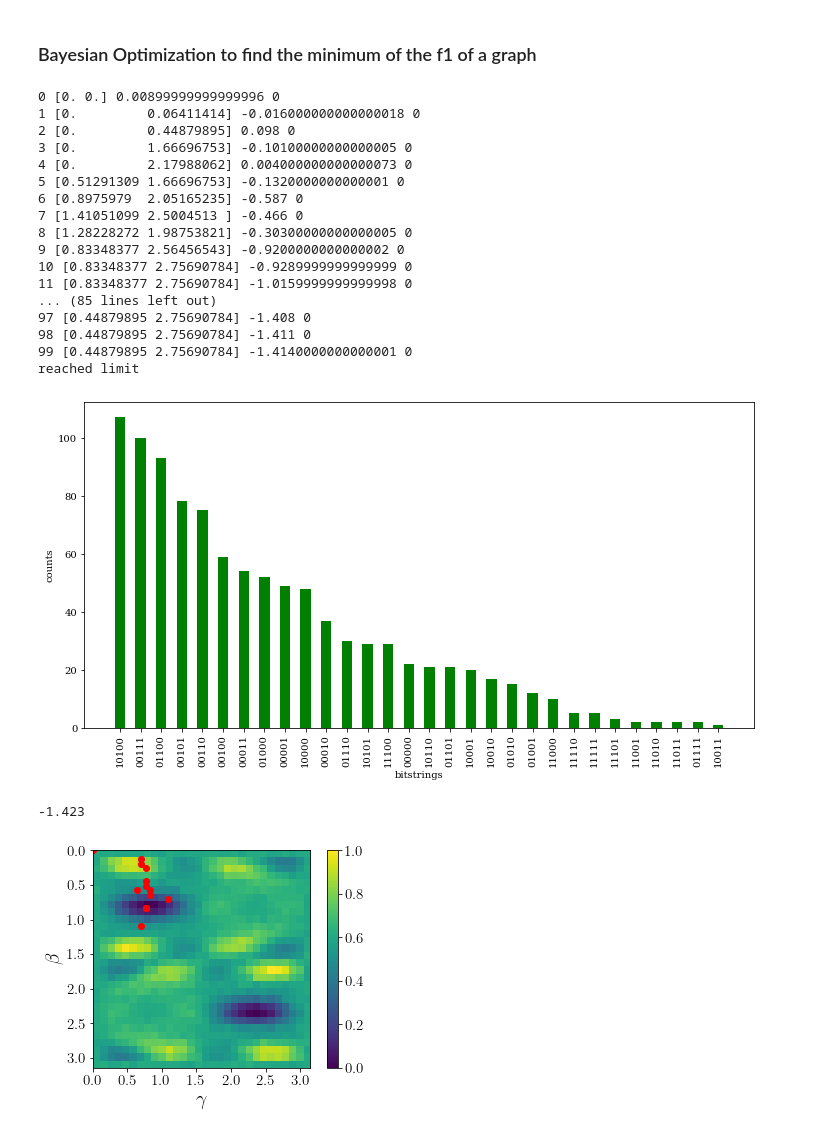
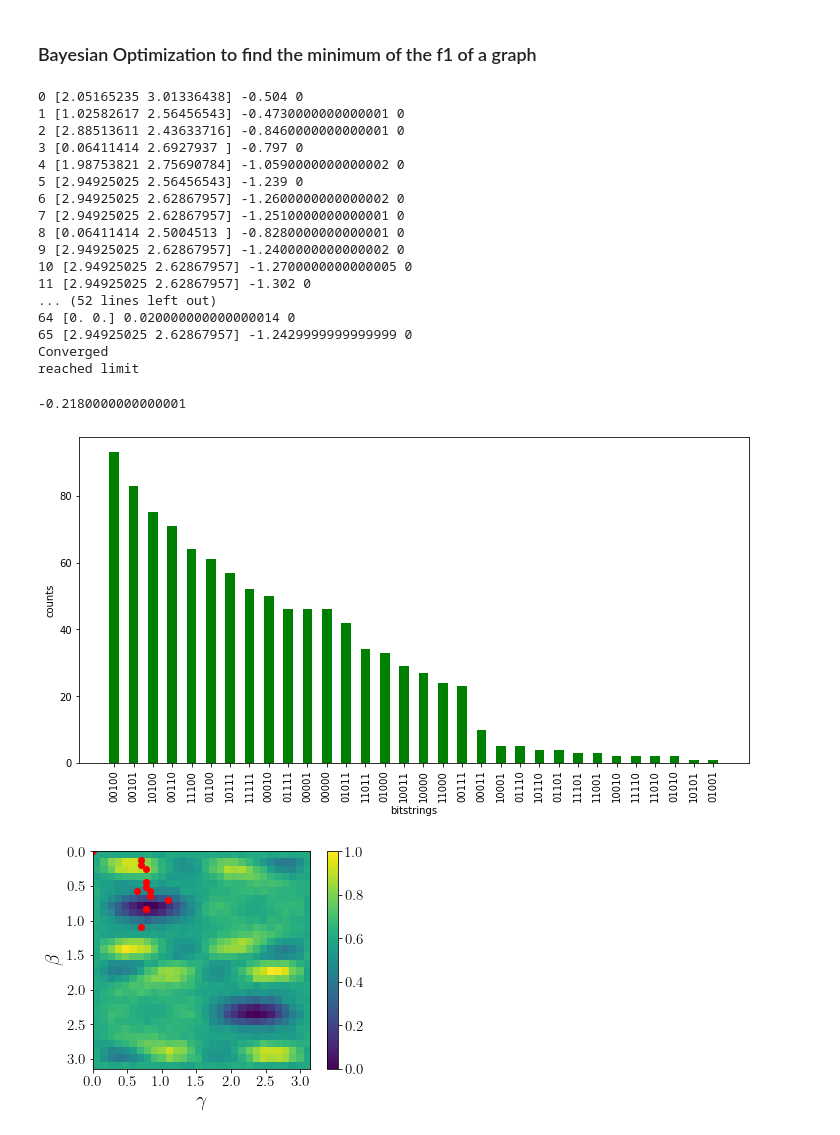
Before and after one commit to etignoneleitha/ifabquantum, a Jupyter notebook: notebooks/QAOA-ET-Bayes.ipynb, the cells around one changed output. Saved outputs shown, nothing was run; the diff lists cells and outputs as text; code cells hidden in the pictures.

```diff
--- a/notebooks/QAOA-ET-Bayes.ipynb
+++ b/notebooks/QAOA-ET-Bayes.ipynb
@@ -592,15 +634,9 @@ def my_rescaler(x, min_old=0, max_old=np.pi, min_new=0, max_new=1):
 
     return x_sc
 # %%
-from sklearn.gaussian_process import GaussianProcessRegressor
-from sklearn.gaussian_process.kernels import RBF, ConstantKernel as C
-from itertools import product
-from scipy.stats import norm
-from sklearn.preprocessing import StandardScaler
-
 #decide acquisition function
 acq_function = 'EI'
-N_train = 1
+N_train = 100
 N_test = 50 #Number of test elements
 iterations = 100
 gamma_extremes = [0, np.pi]  #extremes where to search for the values of gamma and beta
@@ -614,7 +650,7 @@ for i in range(N_train):
     X = [np.random.uniform(gamma_extremes[0],gamma_extremes[1]), np.random.uniform(beta_extremes[0],beta_extremes[1])]
     #X = [.5, 1.5]
     X_train.append(X)
-    Y, _ = QAOA(X)
+    Y, _ = QAOA(*X, shots=shots, basis="S")
     y_train.append(Y)
 
 X= np.linspace(0, np.max([gamma_extremes, beta_extremes]), N_test)
@@ -659,7 +695,7 @@ for i in range(iterations):
 
         next_point = my_rescaler(np.array(next_point_normalized), min_old=0, max_old=1, min_new=0, max_new=np.pi)
         X_train.append(next_point_normalized)
-        y_next_point,_ = QAOA(next_point)
+        y_next_point,_ = QAOA(*next_point,shots=shots, basis="S")
         y_train.append(y_next_point)
         print(i, next_point, y_next_point, convergence_check)
 
@@ -671,21 +707,21 @@ for i in range(iterations):
             break
 print('reached limit')
 # %% [output]
-0 [0. 0.] 0.00899999999999996 0
-1 [0.         0.06411414] -0.016000000000000018 0
-2 [0.         0.44879895] 0.098 0
-3 [0.         1.66696753] -0.10100000000000005 0
-4 [0.         2.17988062] 0.004000000000000073 0
-5 [0.51291309 1.66696753] -0.1320000000000001 0
-6 [0.8975979  2.05165235] -0.587 0
-7 [1.41051099 2.5004513 ] -0.466 0
-8 [1.28228272 1.98753821] -0.30300000000000005 0
-9 [0.83348377 2.56456543] -0.9200000000000002 0
-10 [0.83348377 2.75690784] -0.9289999999999999 0
-11 [0.83348377 2.75690784] -1.0159999999999998 0
-... (85 lines left out)
-97 [0.44879895 2.75690784] -1.408 0
-98 [0.44879895 2.75690784] -1.411 0
-99 [0.44879895 2.75690784] -1.4140000000000001 0
+0 [2.05165235 3.01336438] -0.504 0
+1 [1.02582617 2.56456543] -0.4730000000000001 0
+2 [2.88513611 2.43633716] -0.8460000000000001 0
+3 [0.06411414 2.6927937 ] -0.797 0
+4 [1.98753821 2.75690784] -1.0590000000000002 0
+5 [2.94925025 2.56456543] -1.239 0
+6 [2.94925025 2.62867957] -1.2600000000000002 0
+7 [2.94925025 2.62867957] -1.2510000000000001 0
+8 [0.06411414 2.5004513 ] -0.8280000000000001 0
+9 [2.94925025 2.62867957] -1.2400000000000002 0
+10 [2.94925025 2.62867957] -1.2700000000000005 0
+11 [2.94925025 2.62867957] -1.302 0
+... (52 lines left out)
+64 [0. 0.] 0.020000000000000014 0
+65 [2.94925025 2.62867957] -1.2429999999999999 0
+Converged
 reached limit
 # %%
@@ -693,12 +729,12 @@ np.savetxt('../data/raw/Bayesian_search_easy.dat', np.array(sample_points))
 # %%
 #next_point = [0.64114136, 0.25645654]
 next_point = [0.44879895, 2.75690784]
-a, r = QAOA(next_point)
+a, r = QAOA(*next_point,shots=shots, basis="S")
 plot_distribution(r)
 print(a)
 # %% [output]
+-0.2180000000000001
-[figure, old version]
+[figure, new version]
--1.423
 # %%
 fig = plt.figure()
 
```
Also changed, not shown: parts of 12 cells of this notebook.
